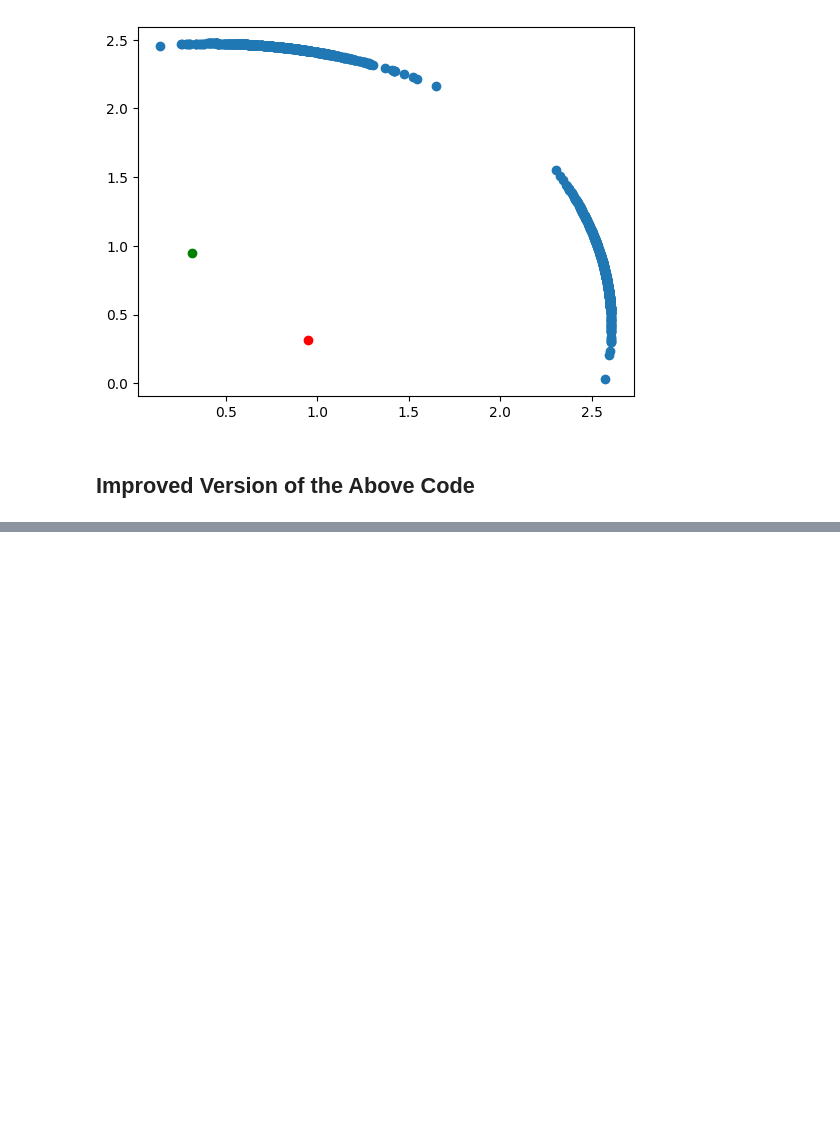
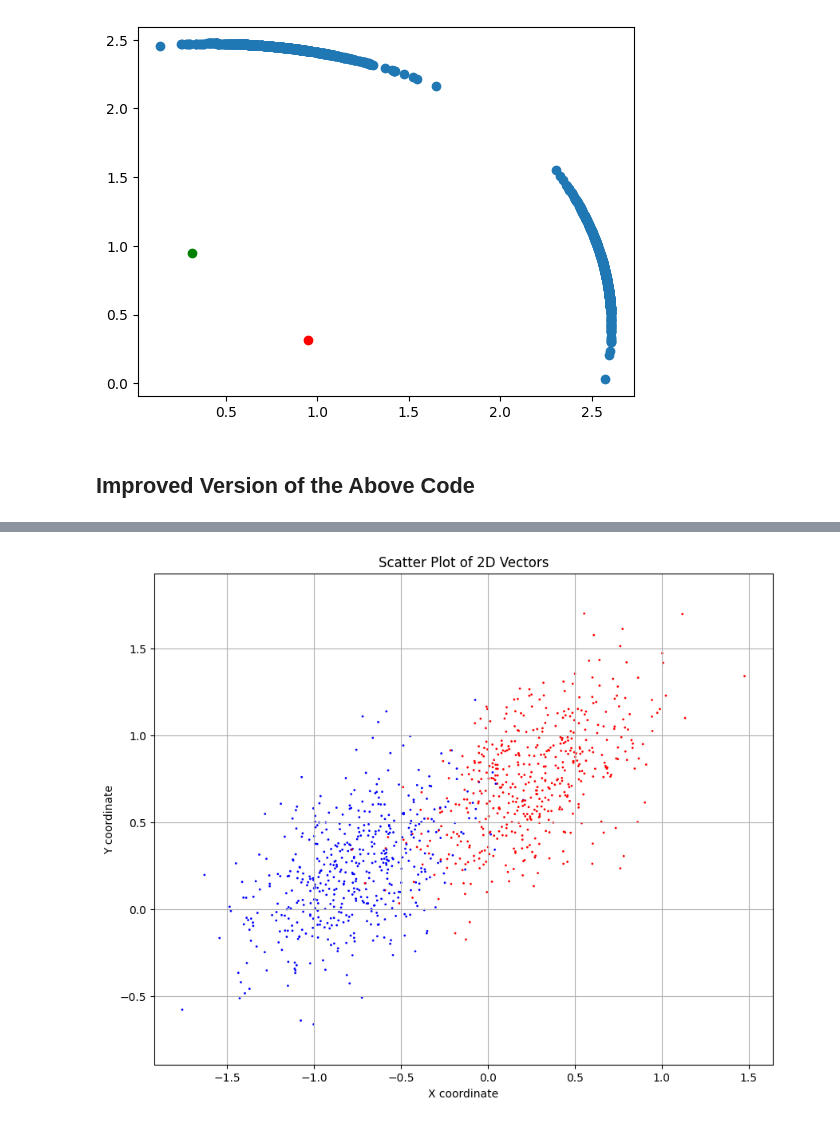
Before and after one commit to Dariyan-Khan/spectral_clustering_weighted_VI, a Jupyter notebook: check_r_dist.ipynb, the cells around one changed output, grey strips where cells are left out. Cells and saved outputs as stored; diff of their text form; code cells hidden in the pictures; blank space fills up the shorter version.

```diff
--- a/check_r_dist.ipynb
+++ b/check_r_dist.ipynb
@@ -493,3 +492,24 @@ plt.show()
+# %%
+import matplotlib.pyplot as plt
+
+# Assuming ds.normed_embds is your list of 2D vectors
+normed_embds = ds.embds
+
+# Extract the x and y coordinates from the 2D vectors
+x_coords = [vec[0] for vec in normed_embds]
+y_coords = [vec[1] for vec in normed_embds]
+
+# Create the scatter plot
+plt.figure(figsize=(10, 8))
+plt.scatter(x_coords, y_coords, c=['blue','red']*500, s=1)
+plt.xlabel('X coordinate')
+plt.ylabel('Y coordinate')
+plt.title('Scatter Plot of 2D Vectors')
+plt.grid(True)
+plt.axis('equal')  # Ensure the axis are equal
+plt.show()
+# %% [output]
+[figure, added]
 # %%
 normed_embds = ds.normed_embds
 embds = ds.embds
```
Also changed, not shown: parts of 7 cells of this notebook, 2 other files.
